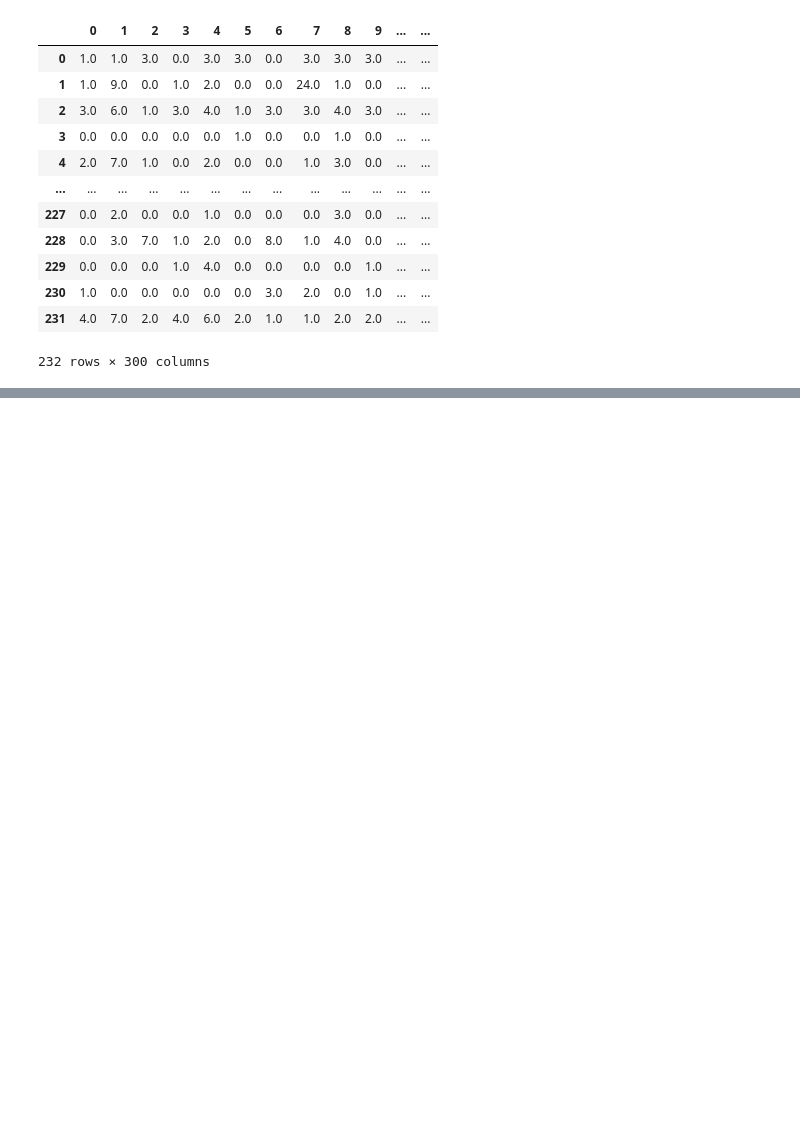
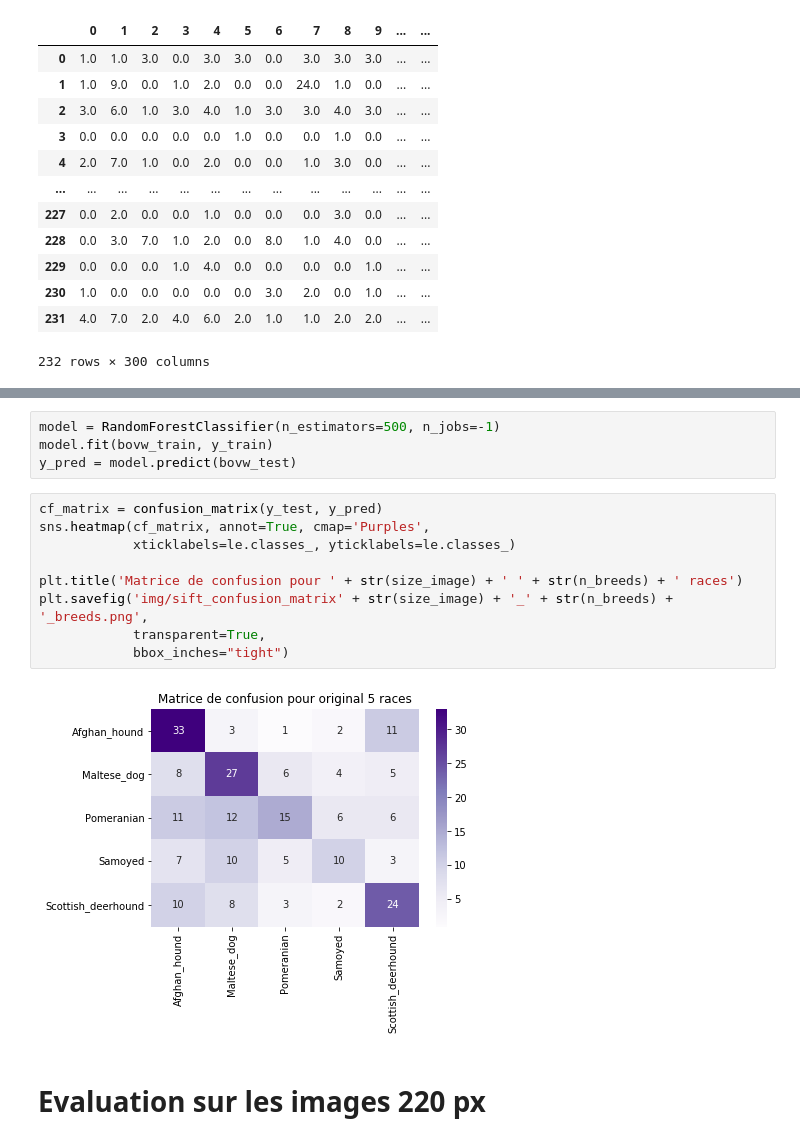
Before and after one commit to Adrian1903/Classez-des-images-l-aide-d-algorithmes-de-Deep-Learning, a Jupyter notebook: dev/02_classification_sift.ipynb, the cells around one changed output, grey strips where cells are left out. Cells and saved outputs as stored; diff of their text form; blank space fills up the shorter version.

Commit message:
Matrice de confusion

```diff
--- a/dev/02_classification_sift.ipynb
+++ b/dev/02_classification_sift.ipynb
@@ -199,0 +248,17 @@ Wall time: 4.06 s
+# %%
+model = RandomForestClassifier(n_estimators=500, n_jobs=-1)
+model.fit(bovw_train, y_train)
+y_pred = model.predict(bovw_test)
+# %%
+cf_matrix = confusion_matrix(y_test, y_pred)
+sns.heatmap(cf_matrix, annot=True, cmap='Purples',
+            xticklabels=le.classes_, yticklabels=le.classes_)
+
+plt.title('Matrice de confusion pour ' + str(size_image) + ' ' + str(n_breeds) + ' races')
+plt.savefig('img/sift_confusion_matrix' + str(size_image) + '_' + str(n_breeds) + '_breeds.png',
+            transparent=True,
+            bbox_inches="tight")
+# %% [output]
+[figure, added]
+# %% [markdown]
+# Evaluation sur les images 220 px
```
Also changed, not shown: parts of 24 cells of this notebook.
